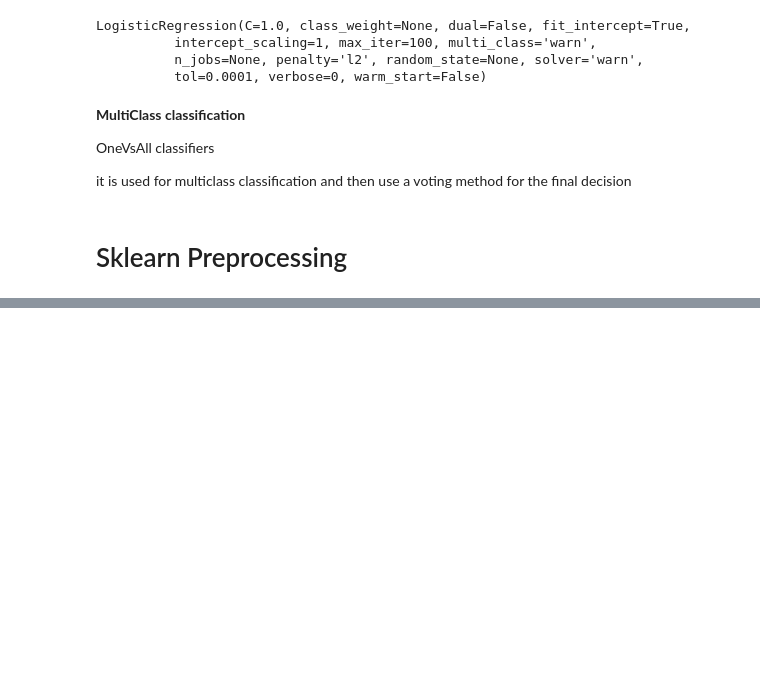
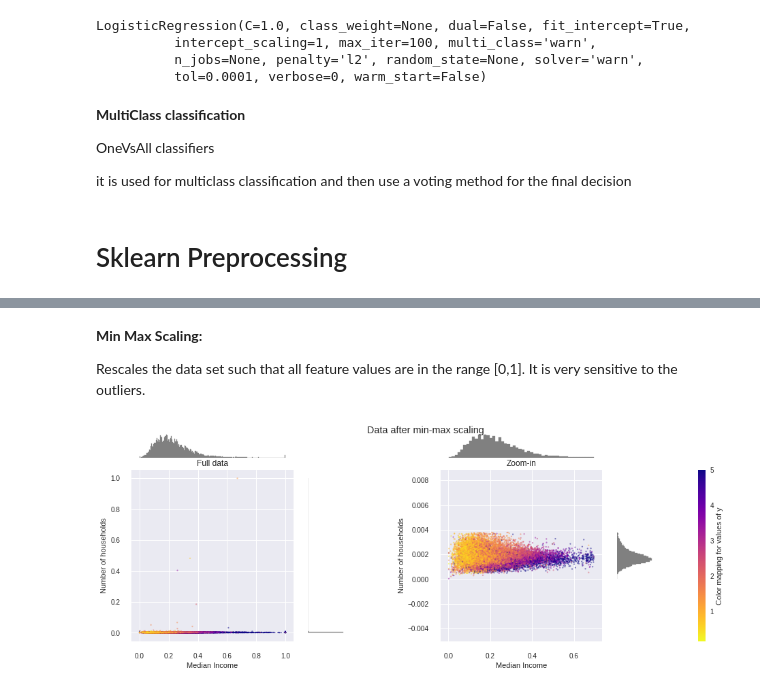
Before and after one commit to findingfoot/a-scratch-pad, a Jupyter notebook: playing_with_sklearn.ipynb, the cells around one changed output, grey strips where cells are left out. Drawn from its saved outputs; the diff is of its cells as text; code cells hidden in the pictures; blank space fills up the shorter version.

```diff
--- a/playing_with_sklearn.ipynb
+++ b/playing_with_sklearn.ipynb
@@ -227,0 +388,8 @@ from sklearn.preprocessing import PowerTransformer
+# %% [markdown]
+**Min Max Scaling:**
+
+Rescales the data set such that all feature values are in the range [0,1]. It is very sensitive to the outliers.
+# %%
+make_plot(2)
+# %% [output]
+[figure, added]
```
Also changed, not shown: parts of 21 cells of this notebook.
